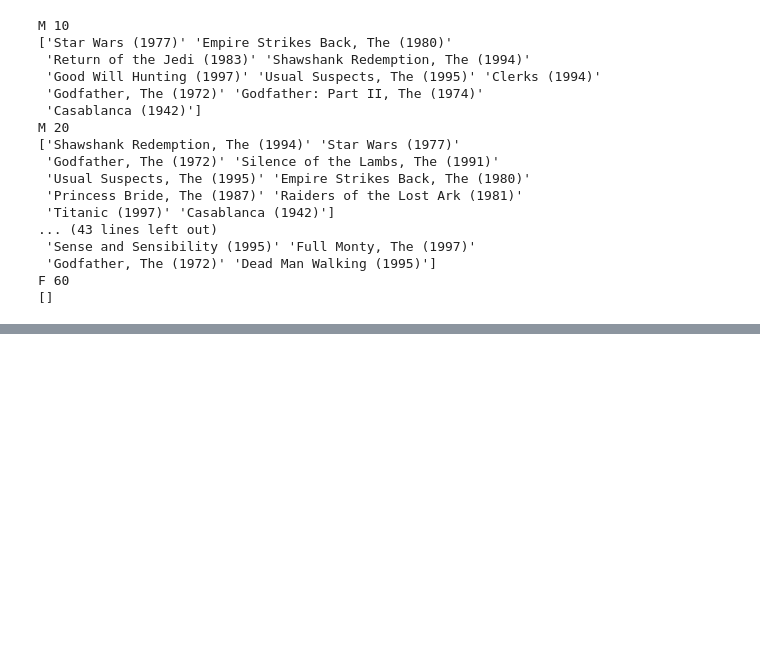
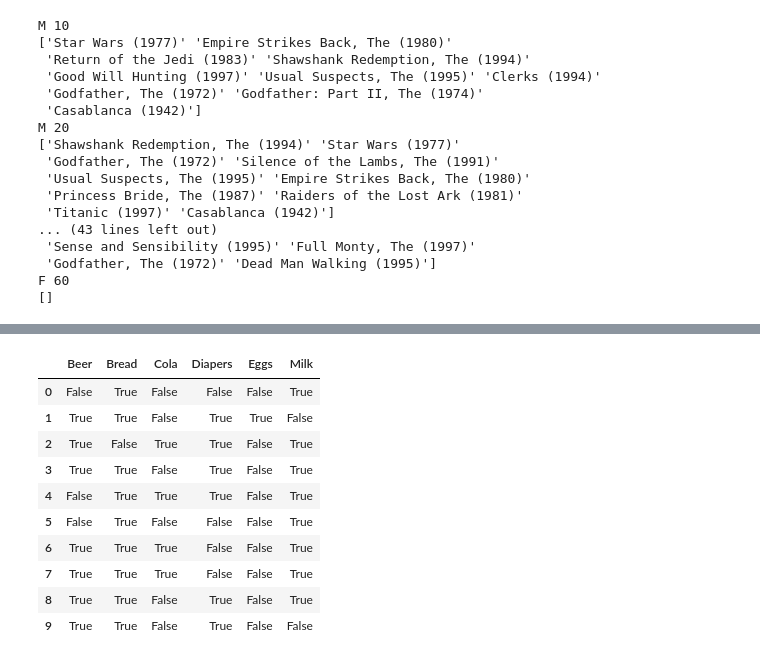
Before and after one commit to pray92/recommendation_system, a Jupyter notebook: recommendation_system_week_1st_practice.ipynb, the cells around one changed output, grey strips where cells are left out. Saved outputs shown, nothing was run; the diff lists cells and outputs as text; code cells hidden in the pictures; blank space fills up the shorter version.

```diff
--- a/recommendation_system_week_1st_practice.ipynb
+++ b/recommendation_system_week_1st_practice.ipynb
@@ -426,0 +490,8 @@ F 60
+# %%
+# 1-itemset 생성
+
+item_set = set()
+for line in trans_list_set:
+    for item in line:
+        item_set.add(frozenset([item]))
+item_set
@@ -426,0 +507,6 @@ F 60
+# %%
+# frequent itemset의 support를 저장하는 dictionary
+# frequent itemset : 최소한의 support 이상의 k-itemset을 의미
+
+min_support = 0.2
+support_dict = defaultdict(float)
@@ -426,0 +842,17 @@ F 60
+# %%
+te = TransactionEncoder()
+te_ary = te.fit(dataset).transform(dataset)
+df = pd.DataFrame(te_ary, columns=te.columns_)
+df
+# %% [output]
+|  | Beer | Bread | Cola | Diapers | Eggs | Milk |
+| 0 | False | True | False | False | False | True |
+| 1 | True | True | False | True | True | False |
+| 2 | True | False | True | True | False | True |
+| 3 | True | True | False | True | False | True |
+| 4 | False | True | True | True | False | True |
+| 5 | False | True | False | False | False | True |
+| 6 | True | True | True | False | False | True |
+| 7 | True | True | True | False | False | True |
+| 8 | True | True | False | True | False | True |
+| 9 | True | True | False | True | False | False |
```
Also changed, not shown: parts of 42 cells of this notebook, 2 other files.
